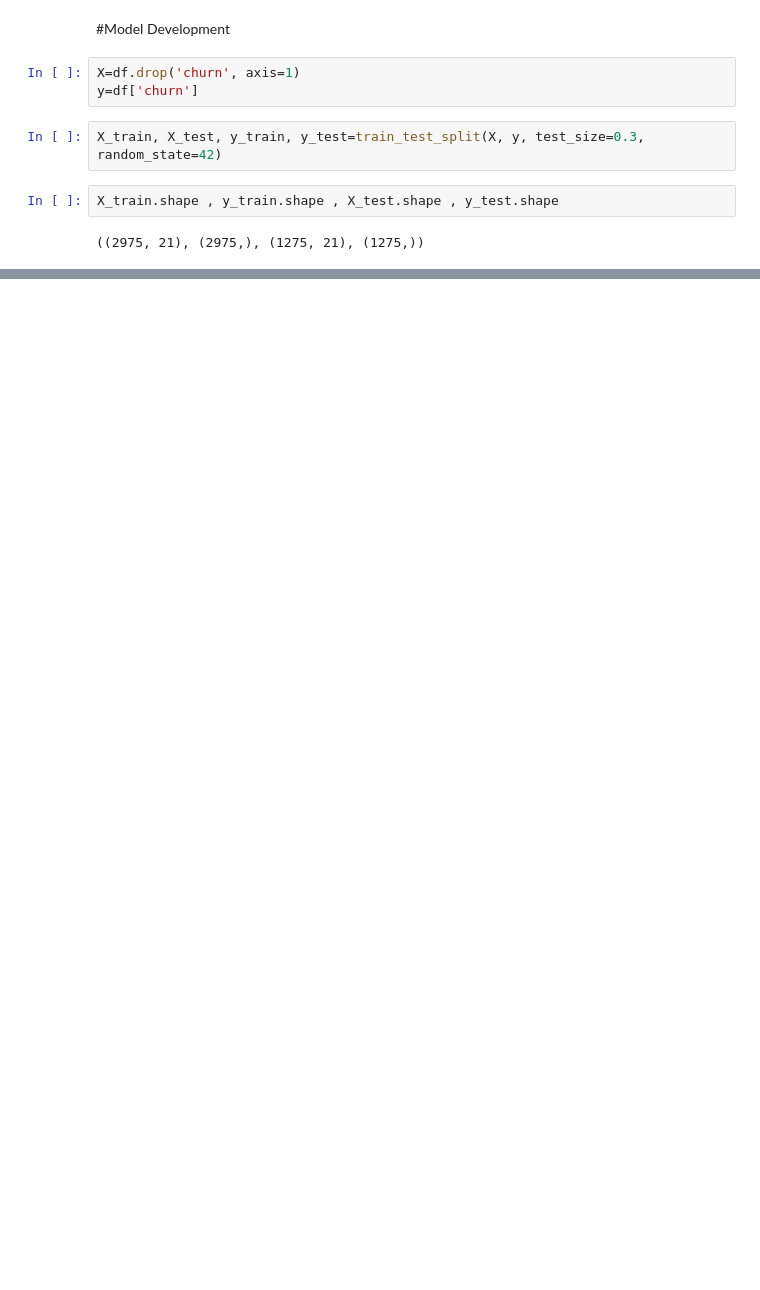
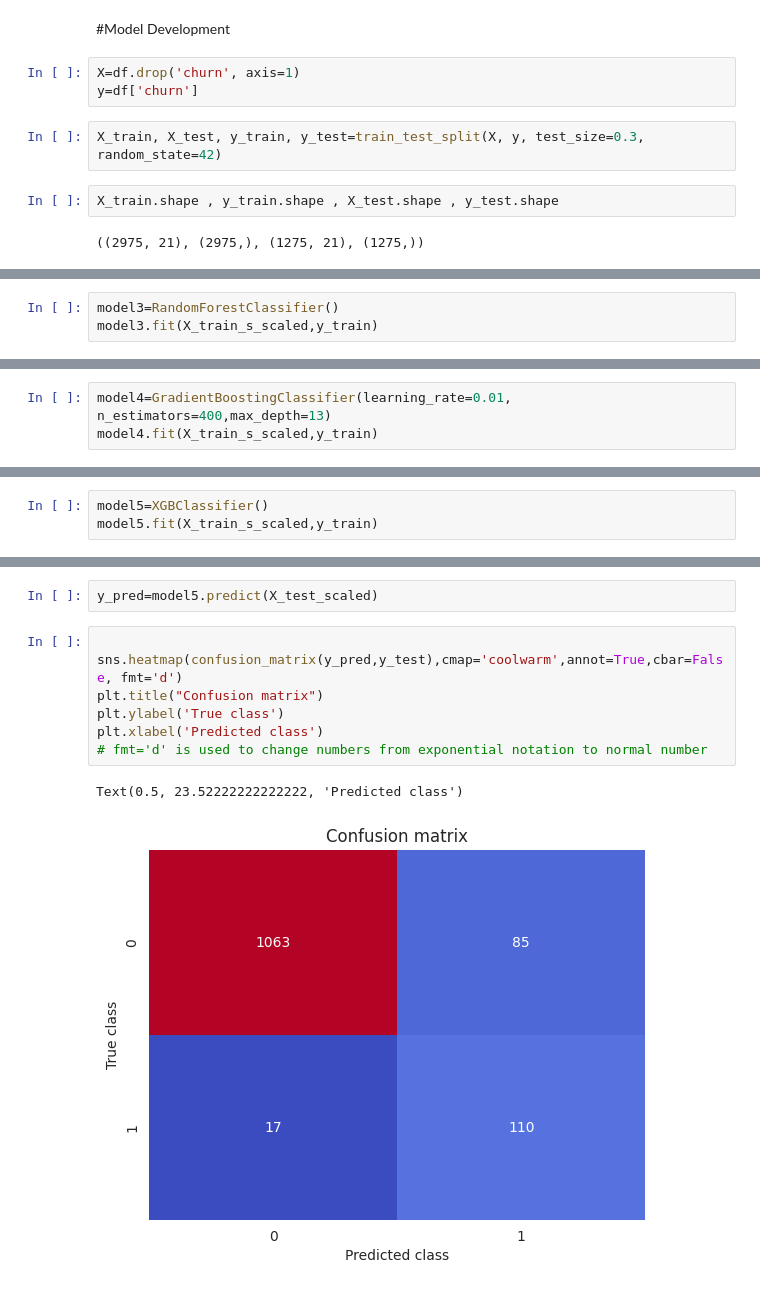
Before and after one commit to Afsoon-Ghazanfari/Customer_Churn_Prediction, a Jupyter notebook: Customer_Churn_Prediction.ipynb, the cells around one changed output, grey strips where cells are left out. Cells and saved outputs as stored; diff of their text form; blank space fills up the shorter version.

```diff
--- a/Customer_Churn_Prediction.ipynb
+++ b/Customer_Churn_Prediction.ipynb
@@ -488,0 +505,3 @@ X_test_scaled=scaler.transform(X_test)
+# %%
+model3=RandomForestClassifier()
+model3.fit(X_train_s_scaled,y_train)
@@ -488,0 +512,3 @@ X_test_scaled=scaler.transform(X_test)
+# %%
+model4=GradientBoostingClassifier(learning_rate=0.01, n_estimators=400,max_depth=13)
+model4.fit(X_train_s_scaled,y_train)
@@ -488,0 +519,3 @@ X_test_scaled=scaler.transform(X_test)
+# %%
+model5=XGBClassifier()
+model5.fit(X_train_s_scaled,y_train)
@@ -488,0 +576,12 @@ X_test_scaled=scaler.transform(X_test)
+# %%
+y_pred=model5.predict(X_test_scaled)
+# %%
+
+sns.heatmap(confusion_matrix(y_pred,y_test),cmap='coolwarm',annot=True,cbar=False, fmt='d')
+plt.title("Confusion matrix")
+plt.ylabel('True class')
+plt.xlabel('Predicted class')
+# fmt='d' is used to change numbers from exponential notation to normal number
+# %% [output]
+Text(0.5, 23.52222222222222, 'Predicted class')
+[figure, added]
```
Also changed, not shown: parts of 29 cells of this notebook.
